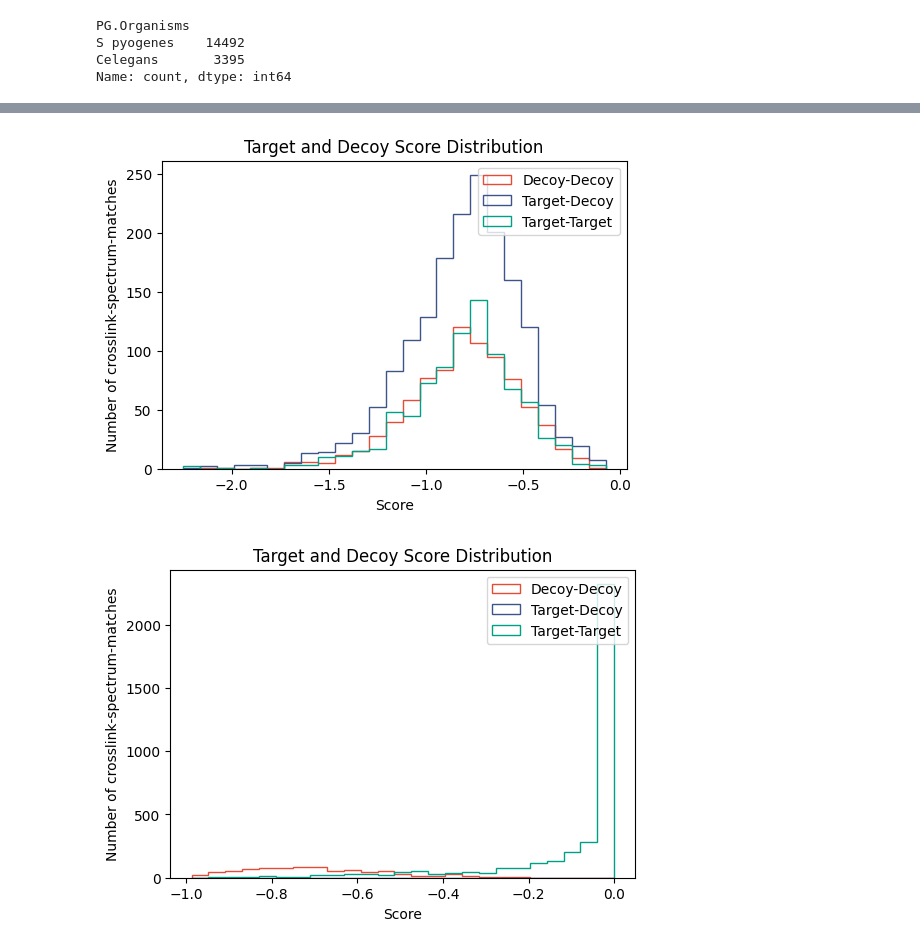
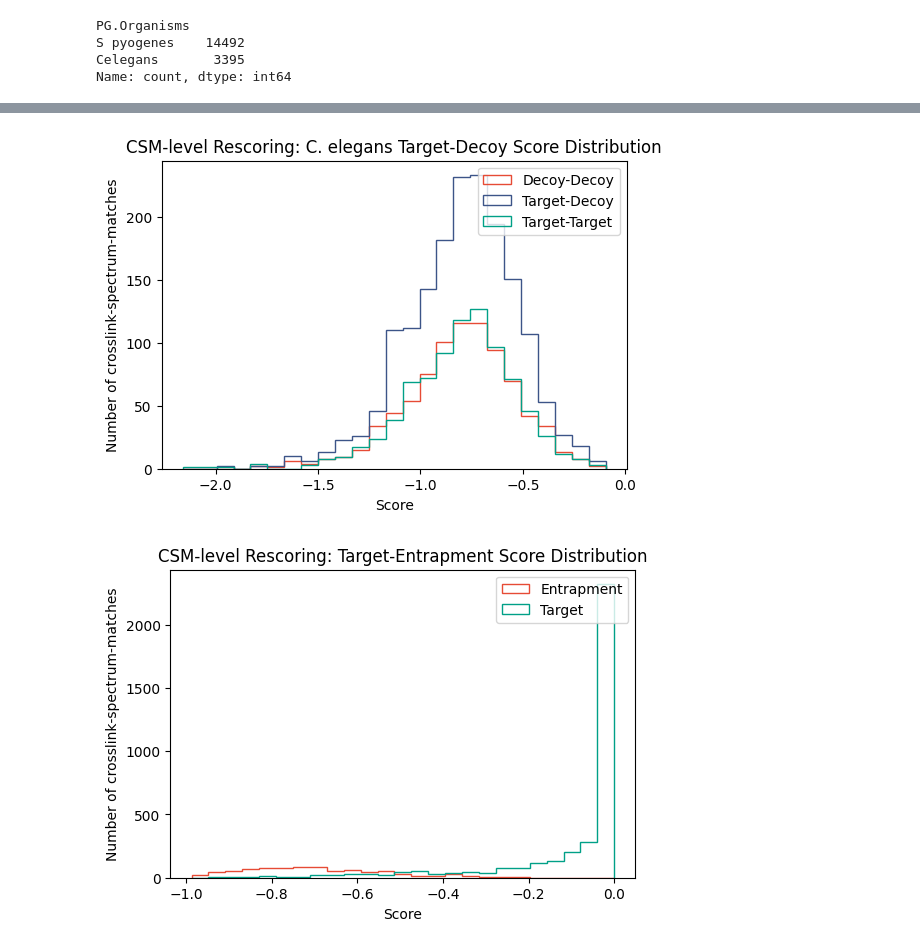
Before and after one commit to hgb-bin-proteomics/MSAnnika_Spectral_Library_exporter_rescoring, a Jupyter notebook: entrapment/entrapment.ipynb, the cells around one changed output, grey strips where cells are left out. Saved outputs shown, nothing was run; the diff lists cells and outputs as text; code cells hidden in the pictures.

Commit message:
add entrapment results

```diff
--- a/entrapment/entrapment.ipynb
+++ b/entrapment/entrapment.ipynb
@@ -86,0 +110,2 @@ INFO:mokapot_rescore:Target hits with q-value < 0.01: 4472
+# %%
+rescored_level_csm = rescore(df, level="CSM", use_p_and_q_values=True)
@@ -188,4 +314,9 @@ pyXLMS.plotting.plot_score_distribution(rescored_level_psm_csms_spyo, figsize=(6
 # %%
-pyXLMS.plotting.plot_score_distribution(rescored_level_psm_csms_cele, figsize=(6, 4));
+pyXLMS.plotting.plot_score_distribution(
+    rescored_level_psm_csms_cele,
+    figsize=(6, 4),
+    title="CSM-level Rescoring: C. elegans Target-Decoy Score Distribution",
+    filename_prefix="plots/rescored_level_psm_csms_cele_td_score",
+);
 # %% [output]
-[figure, old version]
+[figure, new version]
@@ -200,8 +391,13 @@ for csm in rescored_level_csm_csms_t:
         csm["alpha_decoy"] = True
         csm["beta_decoy"] = True
 # %%
-pyXLMS.plotting.plot_score_distribution(rescored_level_csm_csms_t, figsize=(6, 4));
+plot_score_distribution(
+    rescored_level_csm_csms_t,
+    figsize=(6, 4),
+    title="CSM-level Rescoring: Target-Entrapment Score Distribution",
+    filename_prefix="plots/rescored_level_csm_csms_te_score",
+);
 # %% [output]
-[figure, old version]
+[figure, new version]
 # %%
 rescored_level_psm_csms_t = pyXLMS.transform.targets_only(rescored_level_psm_csms)
```
Also changed, not shown: parts of 24 cells of this notebook, 44 other files.
